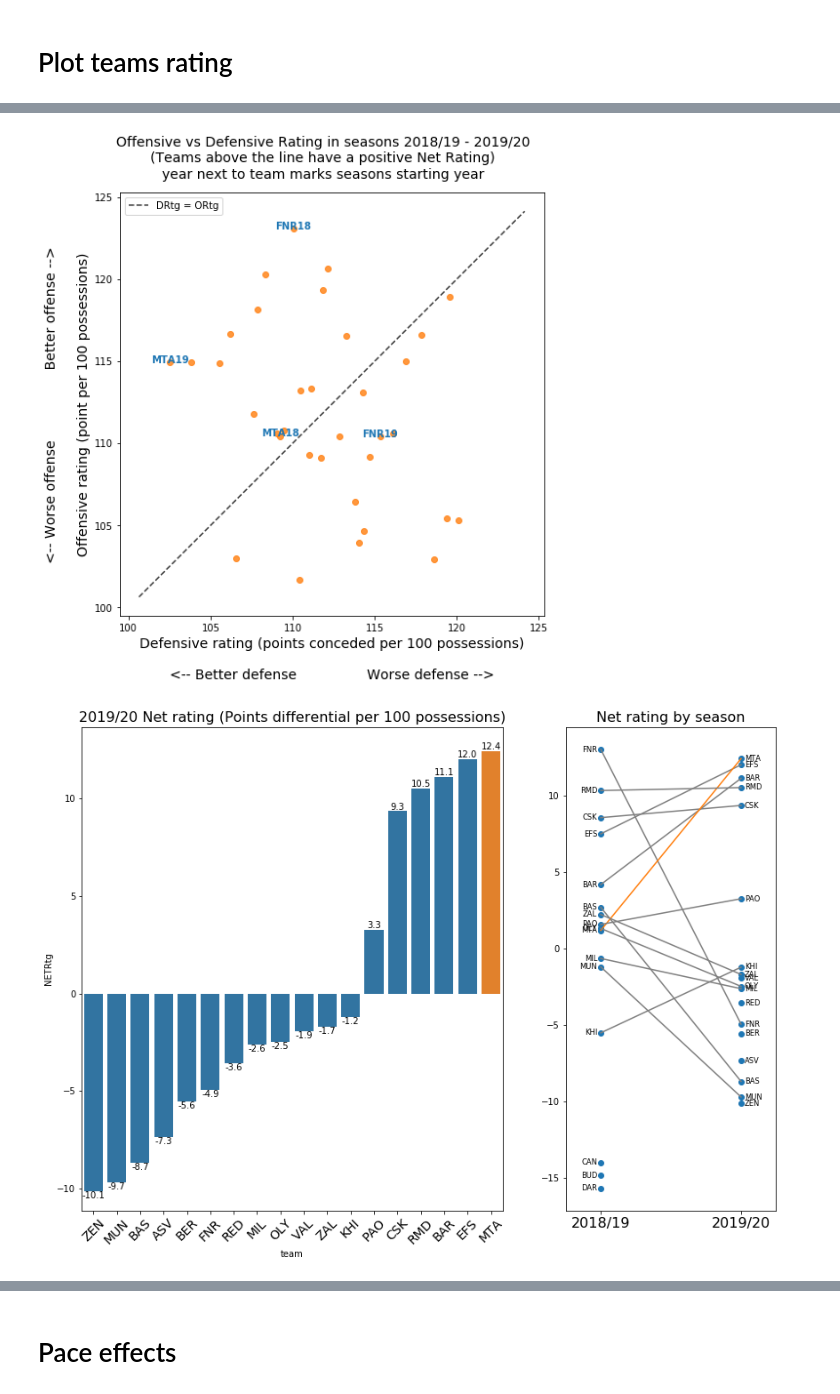
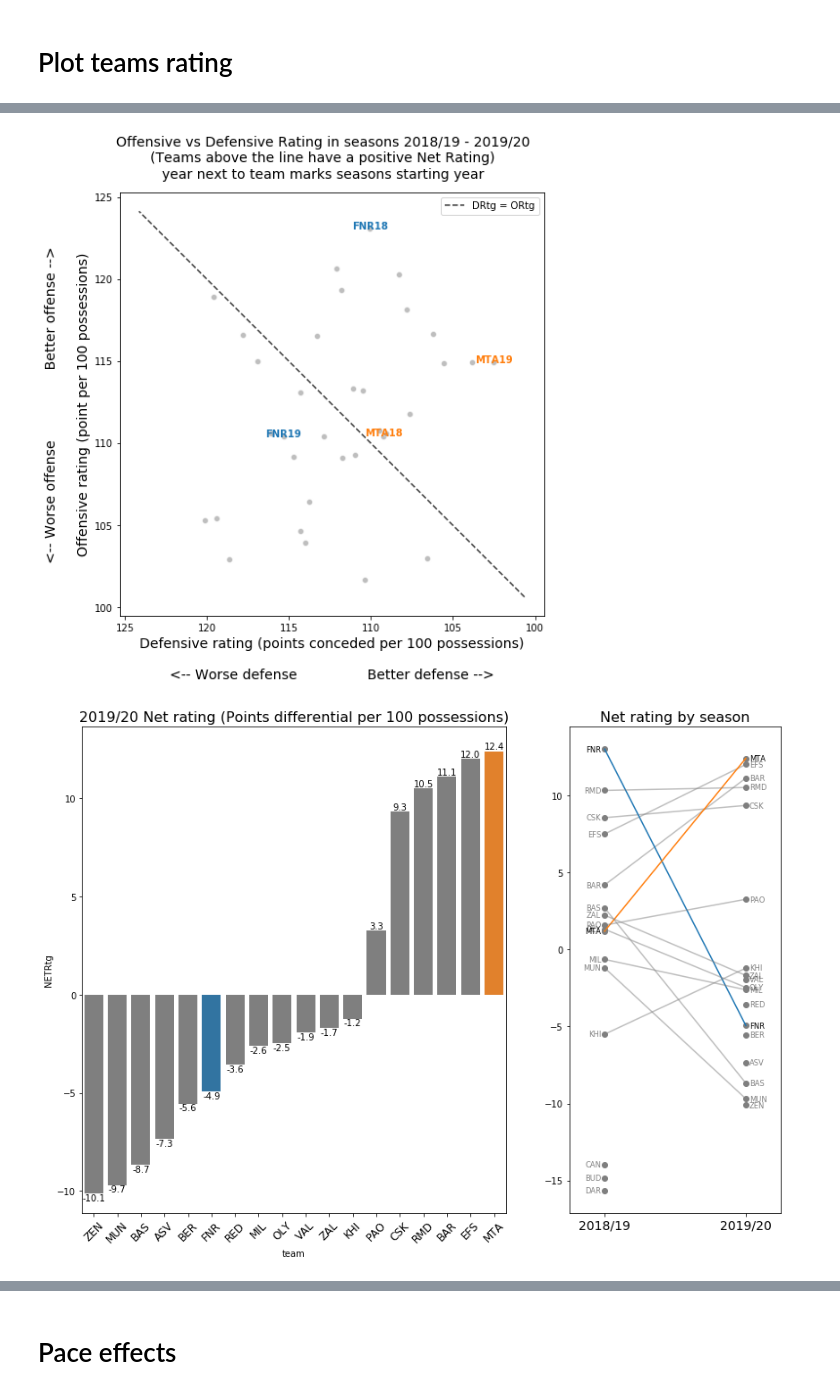
Before and after one commit to avivshany/euroleague, a Jupyter notebook: teams_ratings.ipynb, the cells around one changed output, grey strips where cells are left out. Saved outputs shown, nothing was run; the diff lists cells and outputs as text; code cells hidden in the pictures.

Commit message:
plot_bivariate add option to use in external subplots figure

```diff
--- a/teams_ratings.ipynb
+++ b/teams_ratings.ipynb
@@ -9,8 +9,9 @@ seasons_rounds = {2018: 30, 2019: 16}
 teams_stats = e.get_teams_stats(seasons_rounds)
 
 # create a columns for highlighting Maccabi in plots
-teams_stats['isMTA'] = teams_stats['team'] == 'MTA'
-teams_stats['isMTAorFNR'] = teams_stats['team'].isin(['MTA', 'FNR'])
+teams_stats['isMTA'] = teams_stats['team'].mask(cond=teams_stats['team'] != 'MTA')
+mta_fnr_cond = ~teams_stats['team'].isin(['MTA', 'FNR'])
+teams_stats['isMTAorFNR'] = teams_stats['team'].mask(cond=mta_fnr_cond)
 
 # create a subset of team_stats with only 2019/20 season data
 teams_stats_2019 = teams_stats.loc[teams_stats['season'] == 2019]
@@ -43,23 +45,25 @@ ax.set_ylabel(ylabel_prefix + ax.get_ylabel());
 # %%
-# plot offensive vs defensive rating in 2018/19-2019/20 using plot_bivariate function
+# plot offensive vs defensive rating in 2018/19-2019/20
 title_suffix2 = '\nyear next to team marks seasons starting year'
 fig, ax = e.plot_bivariate(
-    df=teams_stats, x='DRtg', y='ORtg', hue='isMTAorFNR', xyline=True, annotate_only_hue_true=True,
+    df=teams_stats, x='DRtg', y='ORtg', hue='isMTAorFNR', xyline=True,
     suptitle='Offensive vs Defensive Rating in seasons 2018/19 - 2019/20' + title_suffix + title_suffix2
 );
 ax.set_xlabel(ax.get_xlabel() + xlabel_suffix);
 ax.set_ylabel(ylabel_prefix + ax.get_ylabel());
+ax.invert_xaxis()
 # %% [output]
-[figure, old version]
+[figure, new version]
 # %%
-# plot net rating for teams in 2019/20 using sorted_barplot function
-# and compare to previous year's net rating using plot_parallel_pairs function
+# plot net rating for teams in 2019/20 using euroleague.sorted_barplot
+# and compare to previous year's net rating using euroleague.plot_parallel_pairs
 fig, (ax0, ax1) = plt.subplots(1, 2, figsize=(14, 10), gridspec_kw={'width_ratios': [2, 1]})
 
-e.sorted_barplot(df=teams_stats_2019, metric='NETRtg', ax=ax0, show_season=False);
+e.sorted_barplot(df=teams_stats_2019, metric='NETRtg', marked_teams=['MTA', 'FNR'],
+                 ax=ax0, show_season=False);
 ax0.set_title('2019/20 ' + ax0.get_title(), fontsize=16);
 
-e.plot_parallel_pairs(df=teams_stats, metric='NETRtg', ax=ax1)
+e.plot_parallel_pairs(df=teams_stats, metric='NETRtg', marked_iv_values=['MTA', 'FNR'], ax=ax1)
 ax1.set_title('Net rating by season', fontsize=16);
 # %% [output]
-[figure, old version]
+[figure, new version]
```
Also changed, not shown: parts of 7 cells of this notebook, 1 other file.
